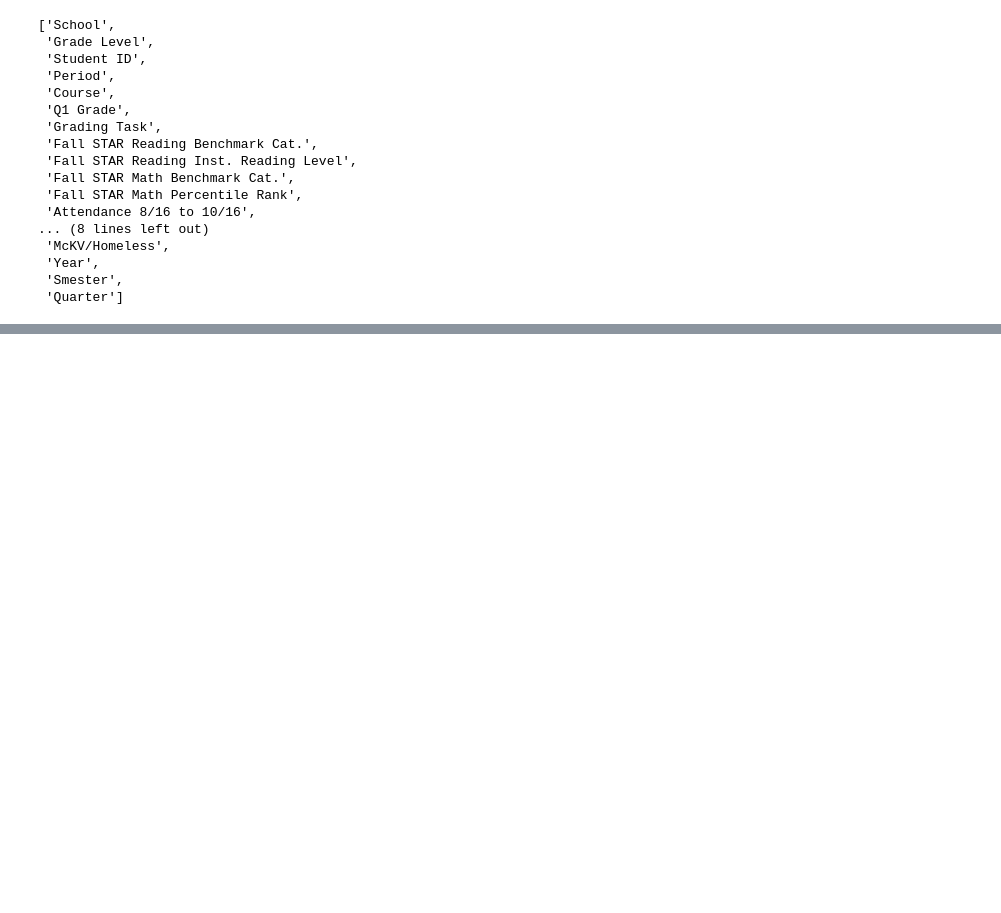
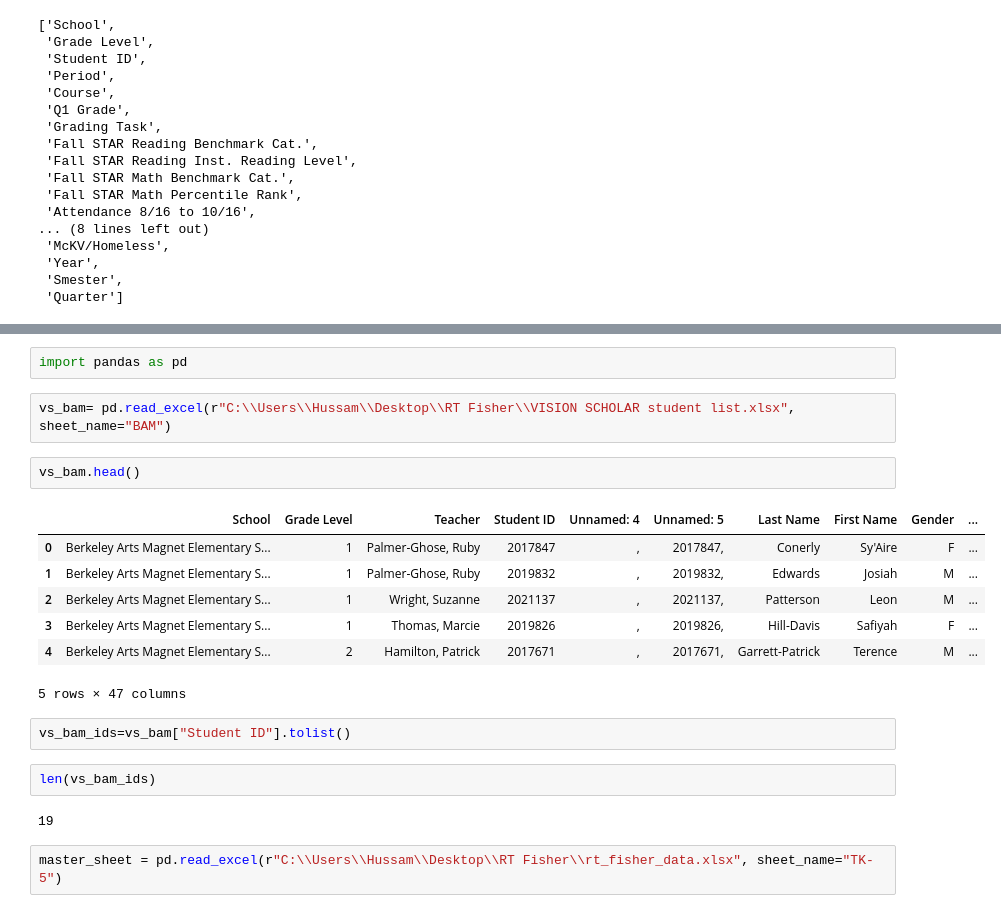
Before and after one commit to hussam95/vincent_eda, a Jupyter notebook: new_old_similarity_check.ipynb, the cells around one changed output, grey strips where cells are left out. Drawn from its saved outputs; the diff is of its cells as text; blank space fills up the shorter version.

```diff
--- a/new_old_similarity_check.ipynb
+++ b/new_old_similarity_check.ipynb
@@ -1178,0 +1183,22 @@ a.columns.to_list()
+# %%
+import pandas as pd
+# %%
+vs_bam= pd.read_excel(r"C:\\Users\\Hussam\\Desktop\\RT Fisher\\VISION SCHOLAR student list.xlsx", sheet_name="BAM")
+# %%
+vs_bam.head()
+# %% [output]
+|  | School | Grade Level | Teacher | Student ID | Unnamed: 4 | Unnamed: 5 | Last Name | First Name | Gender | ... |
+| 0 | Berkeley Arts Magnet Elementary S... | 1 | Palmer-Ghose, Ruby | 2017847 | , | 2017847, | Conerly | Sy'Aire | F | ... |
+| 1 | Berkeley Arts Magnet Elementary S... | 1 | Palmer-Ghose, Ruby | 2019832 | , | 2019832, | Edwards | Josiah | M | ... |
+| 2 | Berkeley Arts Magnet Elementary S... | 1 | Wright, Suzanne | 2021137 | , | 2021137, | Patterson | Leon | M | ... |
+| 3 | Berkeley Arts Magnet Elementary S... | 1 | Thomas, Marcie | 2019826 | , | 2019826, | Hill-Davis | Safiyah | F | ... |
+| 4 | Berkeley Arts Magnet Elementary S... | 2 | Hamilton, Patrick | 2017671 | , | 2017671, | Garrett-Patrick | Terence | M | ... |
+5 rows × 47 columns
+# %%
+vs_bam_ids=vs_bam["Student ID"].tolist()
+# %%
+len(vs_bam_ids)
+# %% [output]
+19
+# %%
+master_sheet = pd.read_excel(r"C:\\Users\\Hussam\\Desktop\\RT Fisher\\rt_fisher_data.xlsx", sheet_name="TK-5")
```
Also changed, not shown: parts of 64 cells of this notebook.
